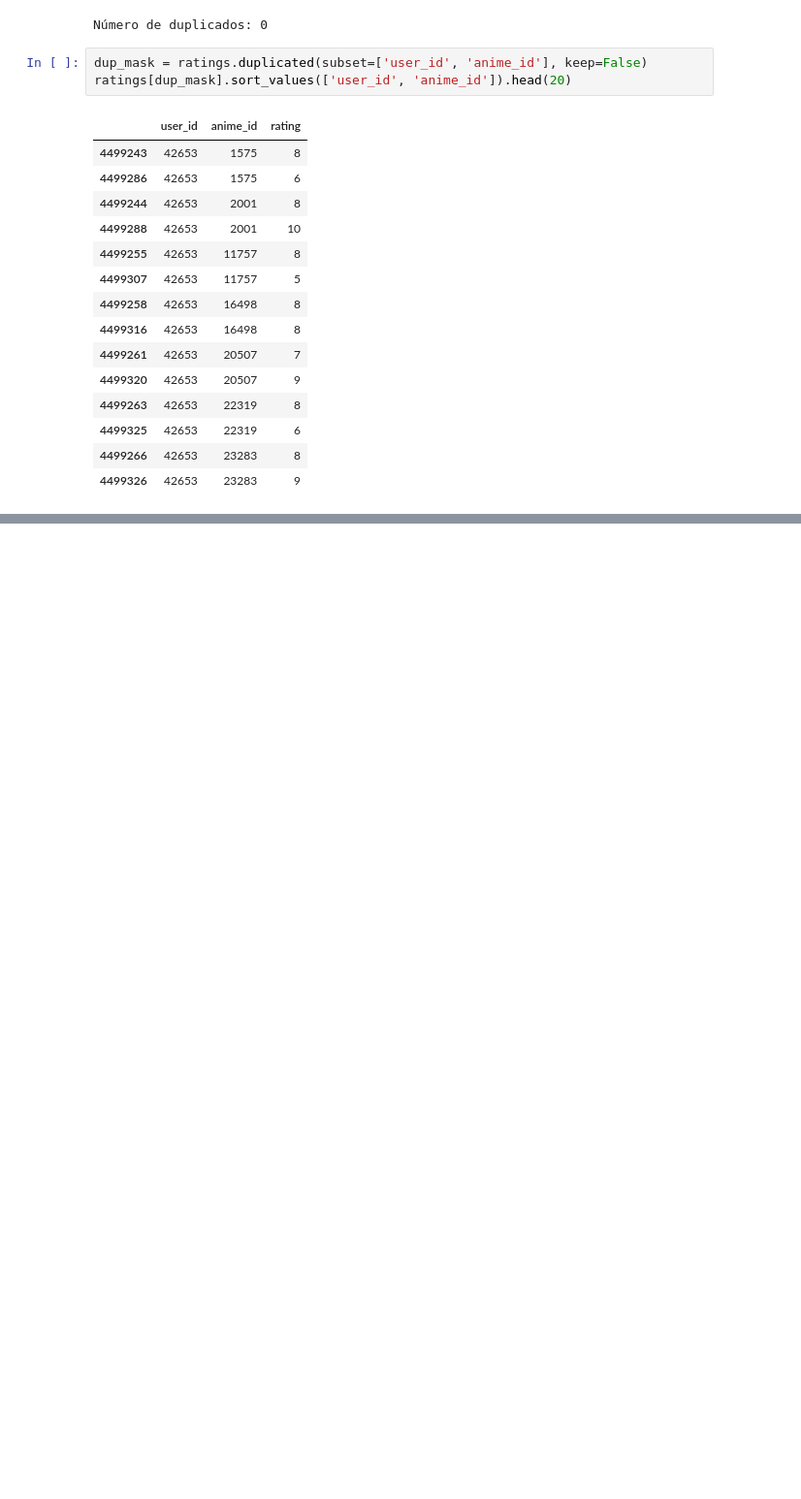
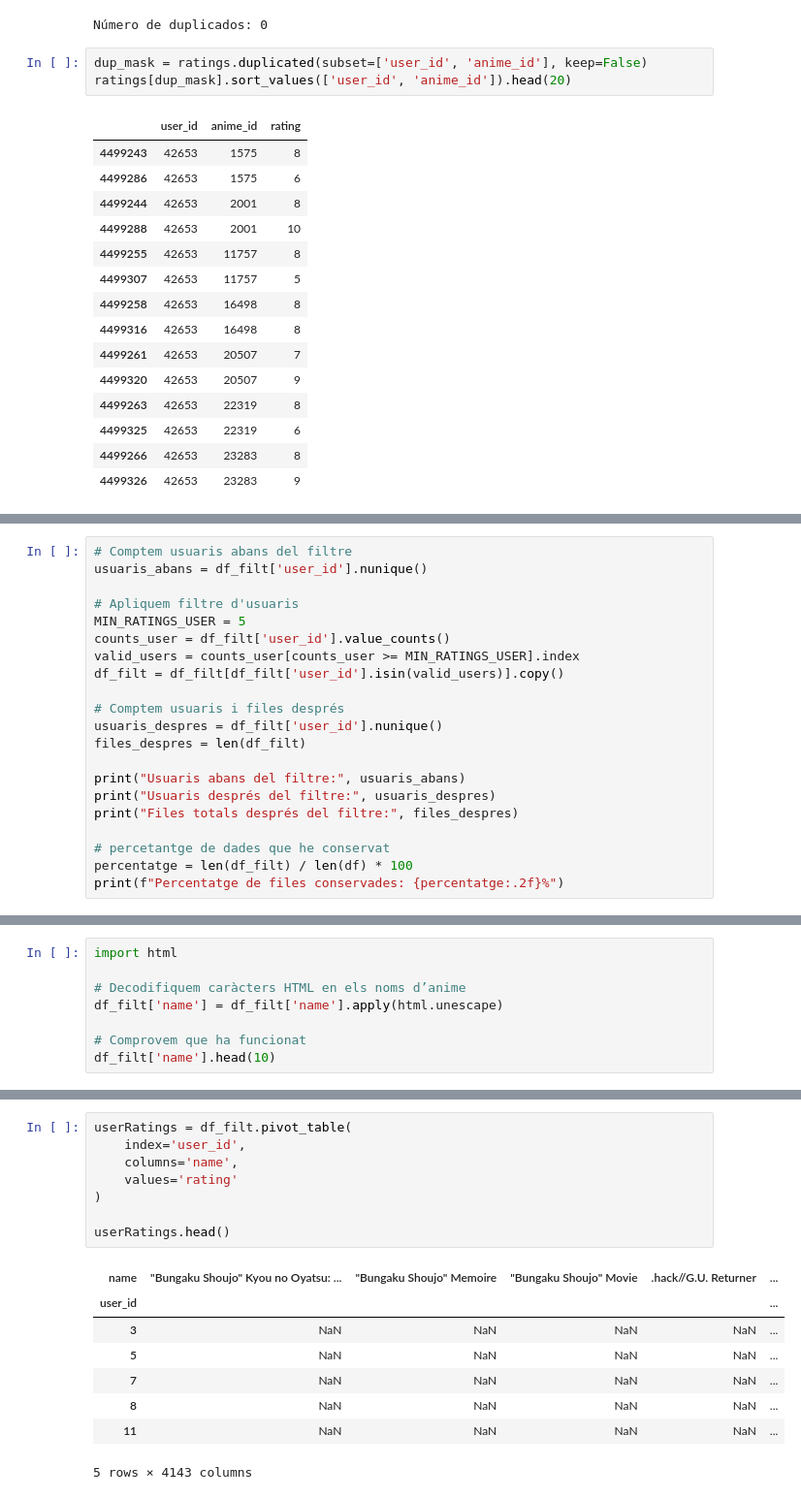
Before and after one commit to Devloy3/Ejercicio_Anime, a Jupyter notebook: recomendar_anime.ipynb, the cells around one changed output, grey strips where cells are left out. Shown: that part at 97% size. Drawn from its saved outputs; the diff is of its cells as text; blank space fills up the shorter version.

```diff
--- a/recomendar_anime.ipynb
+++ b/recomendar_anime.ipynb
@@ -140,0 +235,21 @@ ratings.head()
+# %%
+# Comptem usuaris abans del filtre
+usuaris_abans = df_filt['user_id'].nunique()
+
+# Apliquem filtre d'usuaris
+MIN_RATINGS_USER = 5
+counts_user = df_filt['user_id'].value_counts()
+valid_users = counts_user[counts_user >= MIN_RATINGS_USER].index
+df_filt = df_filt[df_filt['user_id'].isin(valid_users)].copy()
+
+# Comptem usuaris i files després
+usuaris_despres = df_filt['user_id'].nunique()
+files_despres = len(df_filt)
+
+print("Usuaris abans del filtre:", usuaris_abans)
+print("Usuaris després del filtre:", usuaris_despres)
+print("Files totals després del filtre:", files_despres)
+
+# percetantge de dades que he conservat
+percentatge = len(df_filt) / len(df) * 100
+print(f"Percentatge de files conservades: {percentatge:.2f}%")
@@ -140,0 +263,8 @@ ratings.head()
+# %%
+import html
+
+# Decodifiquem caràcters HTML en els noms d’anime
+df_filt['name'] = df_filt['name'].apply(html.unescape)
+
+# Comprovem que ha funcionat
+df_filt['name'].head(10)
@@ -140,0 +283,17 @@ ratings.head()
+# %%
+userRatings = df_filt.pivot_table(
+    index='user_id',
+    columns='name',
+    values='rating'
+)
+
+userRatings.head()
+# %% [output]
+| name | "Bungaku Shoujo" Kyou no Oyatsu: ... | "Bungaku Shoujo" Memoire | "Bungaku Shoujo" Movie | .hack//G.U. Returner | ... |
+| user_id |  |  |  |  | ... |
+| 3 | NaN | NaN | NaN | NaN | ... |
+| 5 | NaN | NaN | NaN | NaN | ... |
+| 7 | NaN | NaN | NaN | NaN | ... |
+| 8 | NaN | NaN | NaN | NaN | ... |
+| 11 | NaN | NaN | NaN | NaN | ... |
+5 rows × 4143 columns
```
Also changed, not shown: parts of 19 cells of this notebook.
